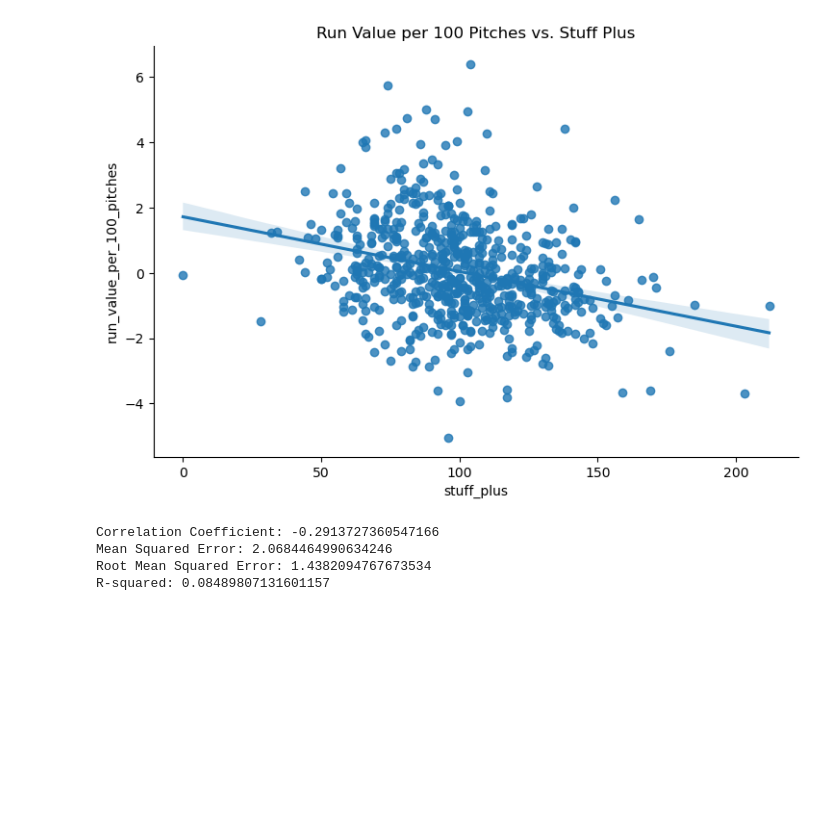
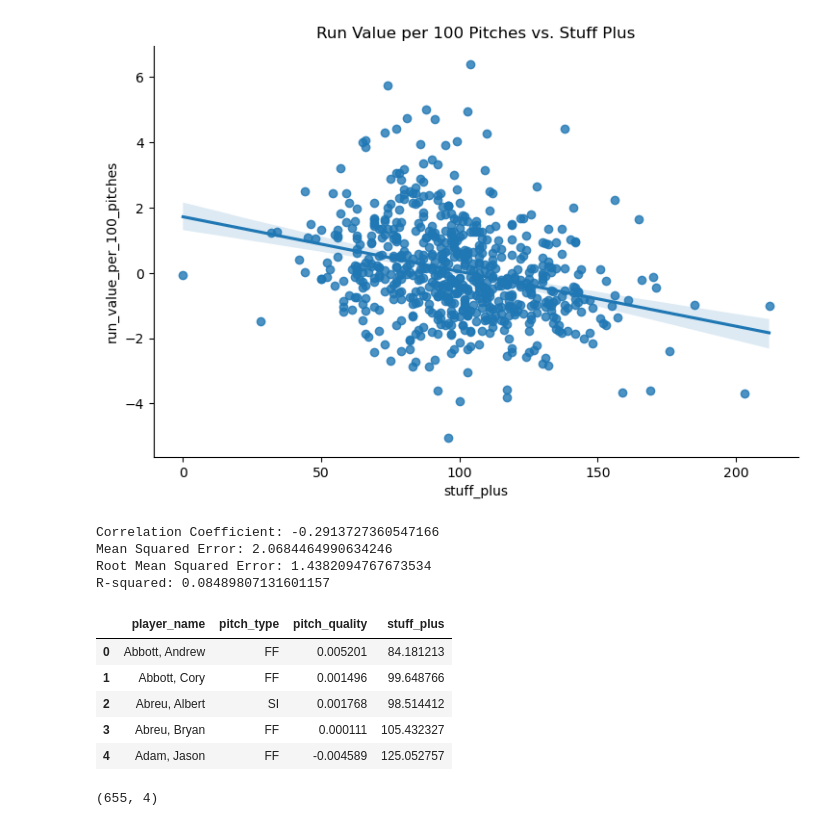
Before and after one commit to claytona500/stuff-baby, a Jupyter notebook: adam/model_fb.ipynb, the cells around one changed output. Saved outputs shown, nothing was run; the diff lists cells and outputs as text; code cells hidden in the pictures; blank space fills up the shorter version.

```diff
--- a/adam/model_fb.ipynb
+++ b/adam/model_fb.ipynb
@@ -629,3 +613,16 @@ Correlation Coefficient: -0.2913727360547166
 Mean Squared Error: 2.0684464990634246
 Root Mean Squared Error: 1.4382094767673534
 R-squared: 0.08489807131601157
+# %%
+pitch_quality_sum.head()
+# %% [output]
+|  | player_name | pitch_type | pitch_quality | stuff_plus |
+| 0 | Abbott, Andrew | FF | 0.005201 | 84.181213 |
+| 1 | Abbott, Cory | FF | 0.001496 | 99.648766 |
+| 2 | Abreu, Albert | SI | 0.001768 | 98.514412 |
+| 3 | Abreu, Bryan | FF | 0.000111 | 105.432327 |
+| 4 | Adam, Jason | FF | -0.004589 | 125.052757 |
+# %%
+pitch_quality_sum.shape
+# %% [output]
+(655, 4)
```
Also changed, not shown: parts of 1 cell of this notebook, 2 other files.
